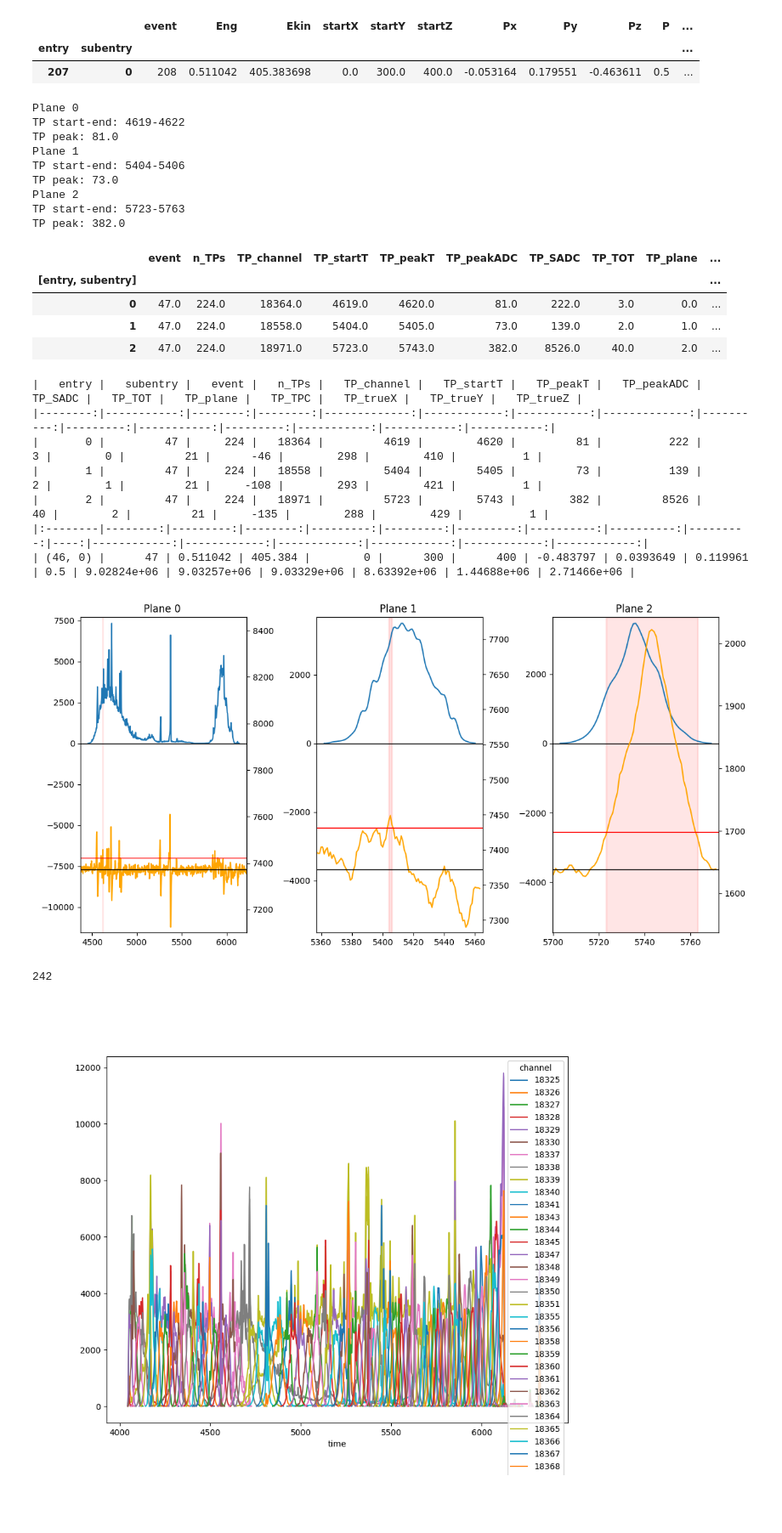
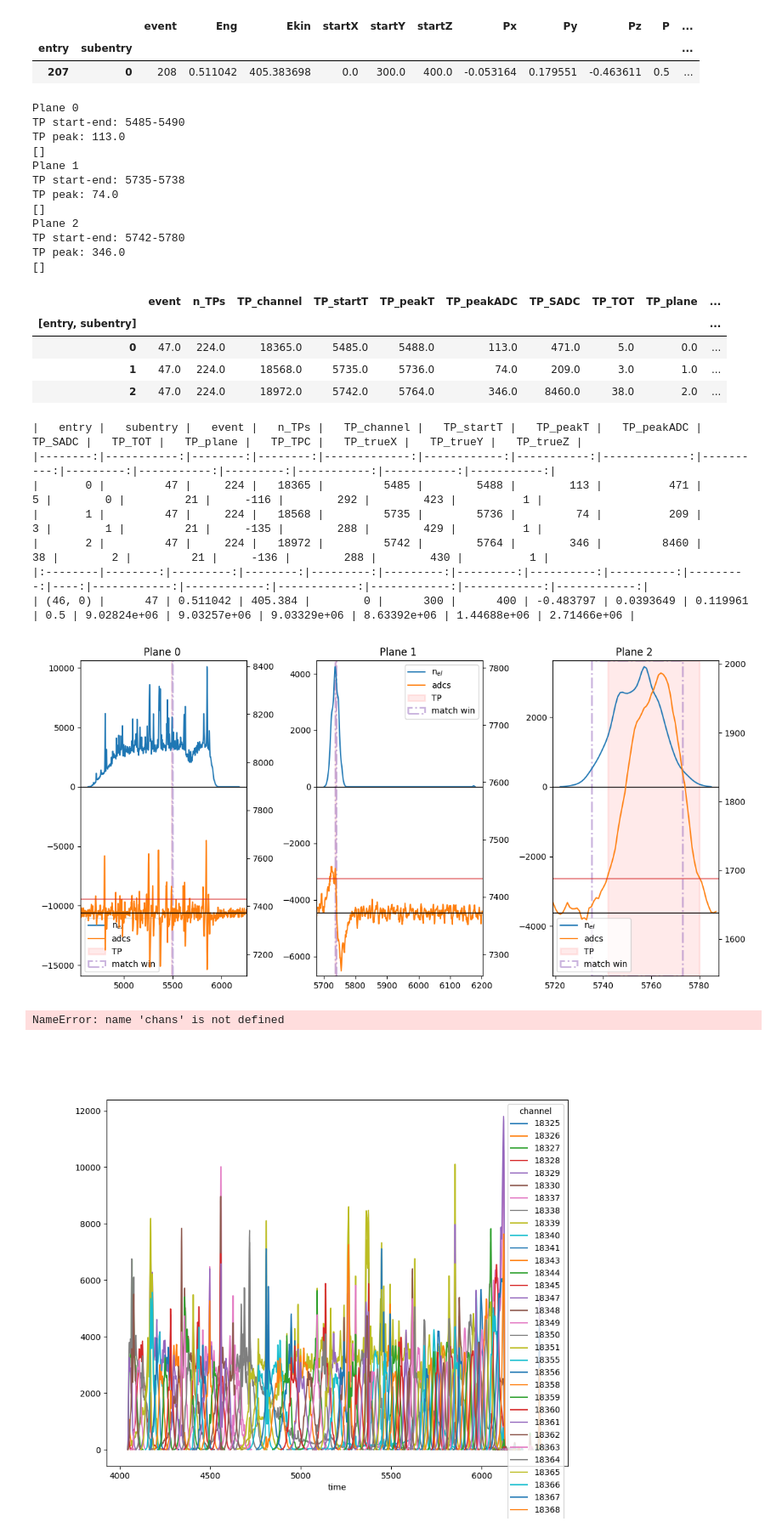
Before and after one commit to alessandrothea/tpvalidator, a Jupyter notebook: notebooks/BacktrackerDebugging.ipynb, the cells around one changed output. Shown at 85% size. Drawn from its saved outputs; the diff is of its cells as text; code cells hidden in the pictures; blank space fills up the shorter version.

```diff
--- a/notebooks/BacktrackerDebugging.ipynb
+++ b/notebooks/BacktrackerDebugging.ipynb
@@ -14,6 +14,9 @@ import matplotlib.patches as patches
 
 # data_path = "../data/vd/ide/tpgtree_st_mu_minus_vd_tpg_2_old.root"
 data_path = "../data/vd/ide/tpgtree_st_mu_minus_vd_tpg_9.root"
-mu_minus_vd_data = tvb.BasicTPData(data_path)
+mu_vd = tvb.BasicTPData(data_path)
 
-q_data = utils.load_data(data_path, 'triggerana/qtree')
+# FIXME: Waveform loading to be better integrated with the data object
+waves = utils.load_sparse_waveform_data("../data/vd/trigger_digits_waves_mu_minus_vd_detsim_0.root")
+ev_num = int(waves.event.unique()[0])
+mu_vd.waveforms[ev_num] = waves
@@ -61,11 +76,8 @@ ev_num = df_evs.event[0]
 
 chans = ([ c for c in df_evs[df_evs.event == ev_num].chans_with_electrons[0]])
 
-
-arrays = t.arrays([str(c) for c in chans])
+arrays = t.arrays(['event']+[str(c) for c in chans])
 waves = ak.to_dataframe(arrays)
 waves.columns = [int(c) for c in waves.columns]
 waves.index = np.arange(0, len(waves))
 waves['event'] = ev_num
-# %%
-waves['event'] = ev_num
@@ -286,44 +505,47 @@ mu.mc[mu.mc.event == ev_num]
 # %%
 ev_num = 47
 
 # fig, ax = plt.subplots(subplot_kw={'projection': '3d'}, figsize=(8,8))
 # basic.draw_tps_point_of_origin(ax, mu, ev_num, is_signal=True)
 
-tp_idx = [20,33,65]
+tp_idx = [40,46,66]
 
-df_sel_tps = plot_3_tps_and_ides_from_event(ev_num, tp_idx)
+df_sel_tps = plot_3_tps_and_ides_from_event(mu_vd, ev_num, tp_idx)
 print(df_sel_tps.to_markdown())
-print(mu.mc[mu.mc.event == ev_num].to_markdown())
+print(mu_vd.mc[mu_vd.mc.event == ev_num].to_markdown())
 # %% [output]
 Plane 0
-TP start-end: 4619-4622
-TP peak: 81.0
+TP start-end: 5485-5490
+TP peak: 113.0
+[]
 Plane 1
-TP start-end: 5404-5406
-TP peak: 73.0
+TP start-end: 5735-5738
+TP peak: 74.0
+[]
 Plane 2
-TP start-end: 5723-5763
-TP peak: 382.0
+TP start-end: 5742-5780
+TP peak: 346.0
+[]
 |  | event | n_TPs | TP_channel | TP_startT | TP_peakT | TP_peakADC | TP_SADC | TP_TOT | TP_plane | ... |
 | [entry, subentry] |  |  |  |  |  |  |  |  |  | ... |
-| 0 | 47.0 | 224.0 | 18364.0 | 4619.0 | 4620.0 | 81.0 | 222.0 | 3.0 | 0.0 | ... |
-| 1 | 47.0 | 224.0 | 18558.0 | 5404.0 | 5405.0 | 73.0 | 139.0 | 2.0 | 1.0 | ... |
-| 2 | 47.0 | 224.0 | 18971.0 | 5723.0 | 5743.0 | 382.0 | 8526.0 | 40.0 | 2.0 | ... |
+| 0 | 47.0 | 224.0 | 18365.0 | 5485.0 | 5488.0 | 113.0 | 471.0 | 5.0 | 0.0 | ... |
+| 1 | 47.0 | 224.0 | 18568.0 | 5735.0 | 5736.0 | 74.0 | 209.0 | 3.0 | 1.0 | ... |
+| 2 | 47.0 | 224.0 | 18972.0 | 5742.0 | 5764.0 | 346.0 | 8460.0 | 38.0 | 2.0 | ... |
 |   entry |   subentry |   event |   n_TPs |   TP_channel |   TP_startT |   TP_peakT |   TP_peakADC |   TP_SADC |   TP_TOT |   TP_plane |   TP_TPC |   TP_trueX |   TP_trueY |   TP_trueZ |
 |--------:|-----------:|--------:|--------:|-------------:|------------:|-----------:|-------------:|----------:|---------:|-----------:|---------:|-----------:|-----------:|-----------:|
-|       0 |         47 |     224 |   18364 |         4619 |        4620 |         81 |          222 |         3 |        0 |         21 |      -46 |        298 |        410 |          1 |
-|       1 |         47 |     224 |   18558 |         5404 |        5405 |         73 |          139 |         2 |        1 |         21 |     -108 |        293 |        421 |          1 |
-|       2 |         47 |     224 |   18971 |         5723 |        5743 |        382 |         8526 |        40 |        2 |         21 |     -135 |        288 |        429 |          1 |
+|       0 |         47 |     224 |   18365 |         5485 |        5488 |        113 |          471 |         5 |        0 |         21 |     -116 |        292 |        423 |          1 |
+|       1 |         47 |     224 |   18568 |         5735 |        5736 |         74 |          209 |         3 |        1 |         21 |     -135 |        288 |        429 |          1 |
+|       2 |         47 |     224 |   18972 |         5742 |        5764 |        346 |         8460 |        38 |        2 |         21 |     -136 |        288 |        430 |          1 |
 |:--------|--------:|---------:|--------:|---------:|---------:|---------:|----------:|----------:|---------:|----:|------------:|------------:|------------:|------------:|------------:|------------:|
 | (46, 0) |      47 | 0.511042 | 405.384 |        0 |      300 |      400 | -0.483797 | 0.0393649 | 0.119961 | 0.5 | 9.02824e+06 | 9.03257e+06 | 9.03329e+06 | 8.63392e+06 | 1.44688e+06 | 2.71466e+06 |
-[figure, old version]
+[figure, new version]
 # %%
-ide_chans = set(c for c in q_data[q_data.event == ev_num].channel.unique())
+ide_chans = set(c for c in mu_vd.ides[mu_vd.ides.event == ev_num].channel.unique())
 raw_chans  = set( int(c) for c in chans)
 
 len(ide_chans)
 len(raw_chans)
 len(raw_chans.intersection(ide_chans))
 # %% [output]
-242
+NameError: name 'chans' is not defined
 # %%
```
Also changed, not shown: parts of 18 cells of this notebook, 3 other files.
